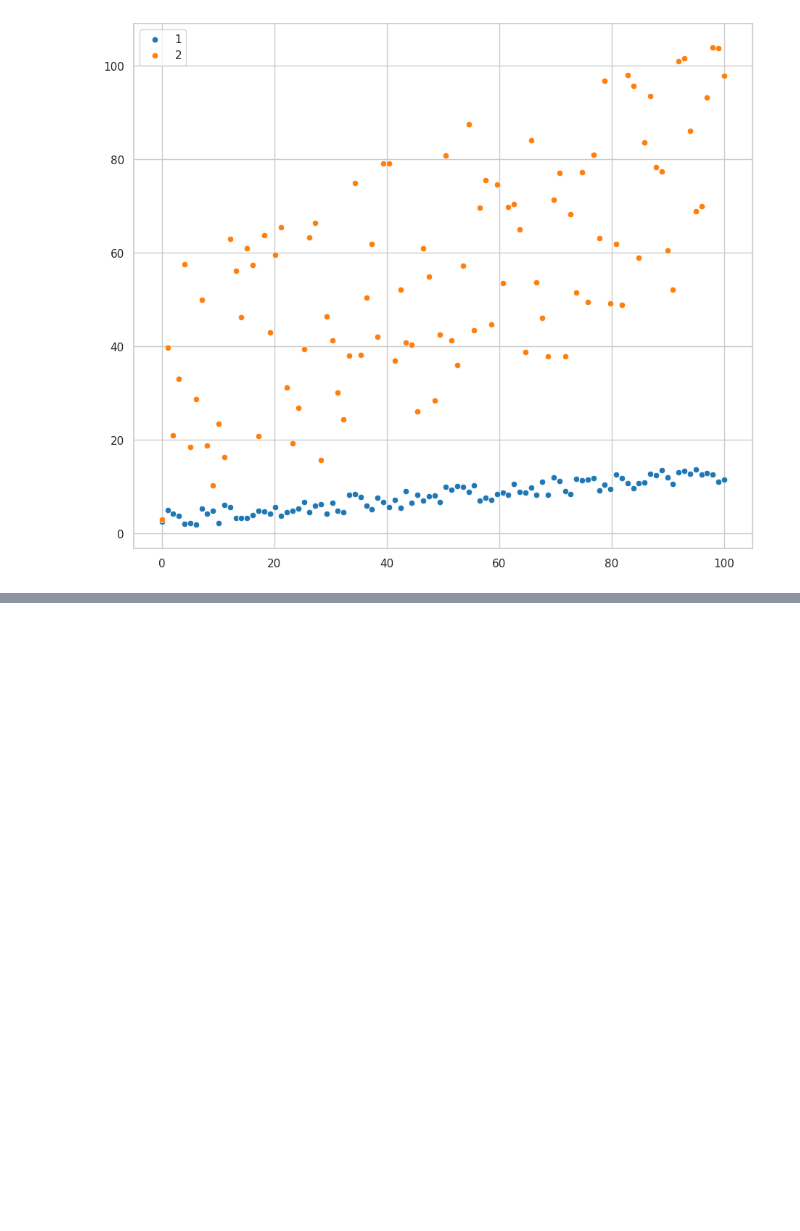
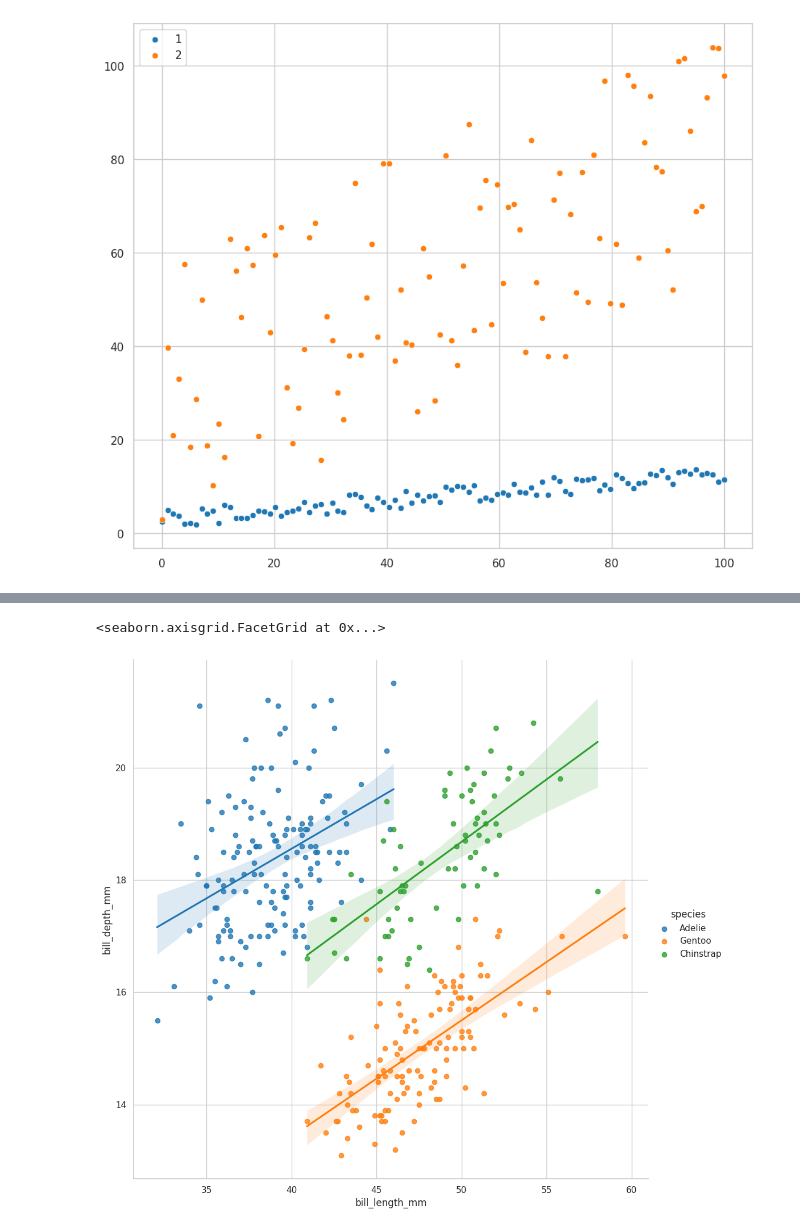
Before and after one commit to gabguagon/Py-EDA-penguins, a Jupyter notebook: penguins.ipynb, the cells around one changed output, grey strips where cells are left out. Saved outputs shown, nothing was run; the diff lists cells and outputs as text; code cells hidden in the pictures; blank space fills up the shorter version.

```diff
--- a/penguins.ipynb
+++ b/penguins.ipynb
@@ -1336,0 +1400,11 @@ print(np.corrcoef(x_2, y_2))
+# %%
+sns.lmplot(
+    data=processed_df,
+    x='bill_length_mm',
+    y='bill_depth_mm',
+    height=10,
+    hue='species'
+)
+# %% [output]
+<seaborn.axisgrid.FacetGrid at 0x...>
+[figure, added]
```
Also changed, not shown: parts of 5 cells of this notebook.
